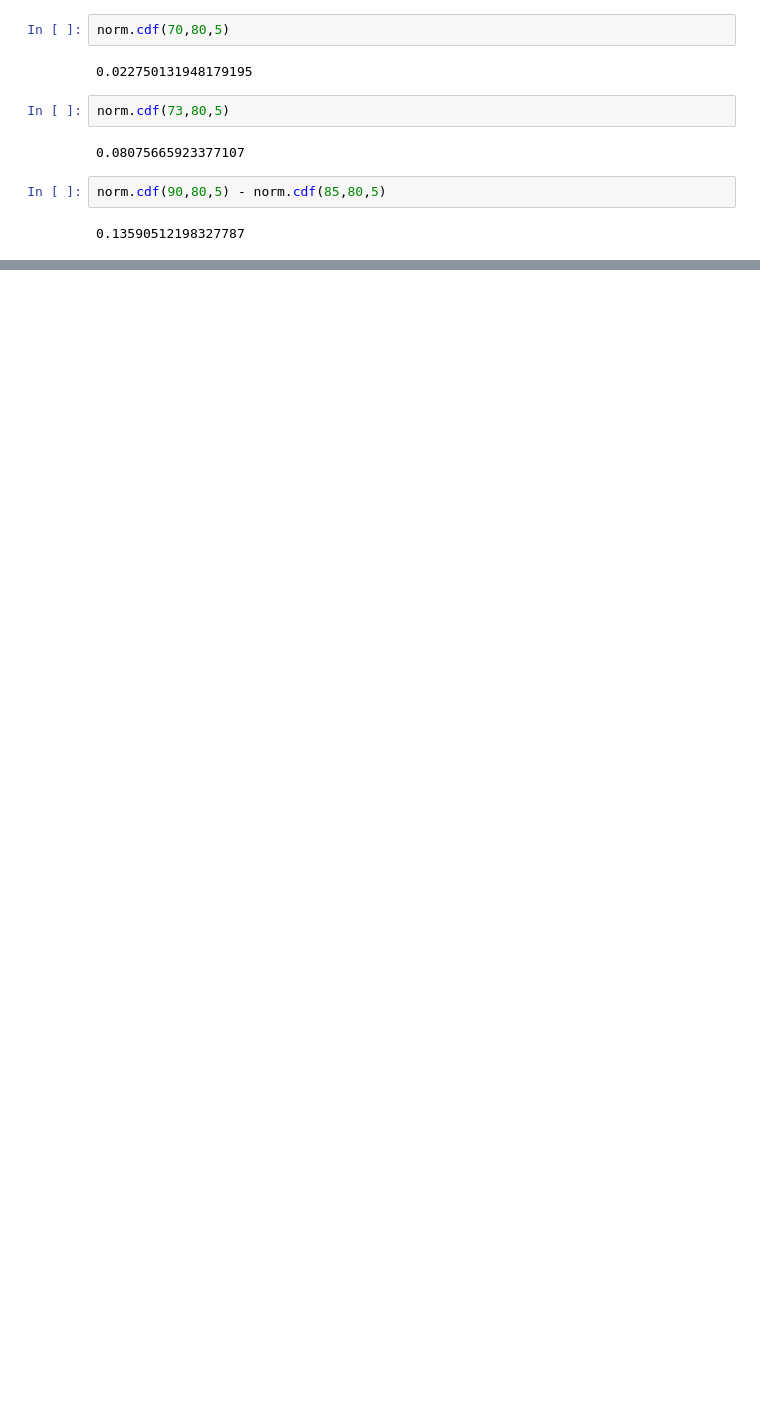
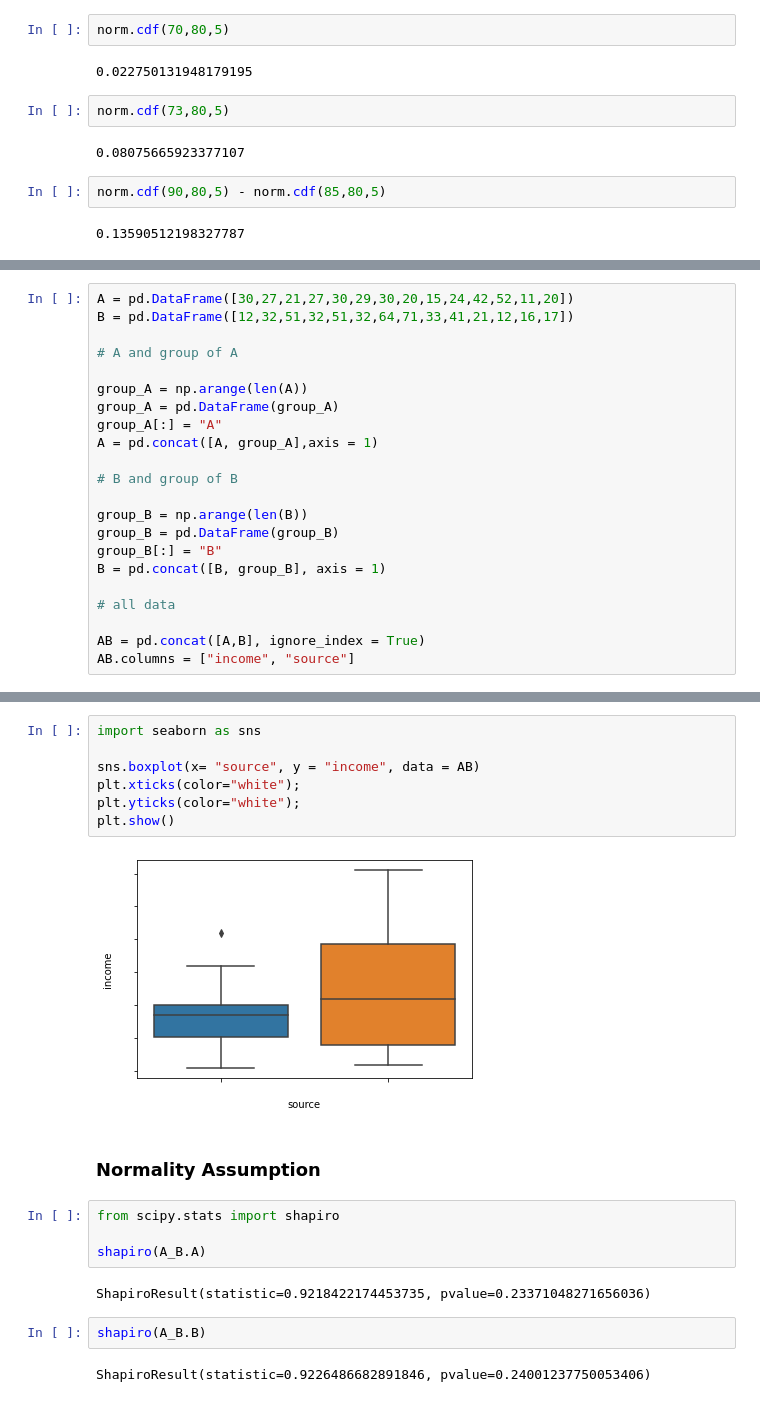
Before and after one commit to Huxoo/python_and_datascience, a Jupyter notebook: 4.Statistics for data science.ipynb, the cells around one changed output, grey strips where cells are left out. Drawn from its saved outputs; the diff is of its cells as text; blank space fills up the shorter version.

Commit message:
Hypothesis and p-value, sumptions etc added
I examined some statistic term and made practice of these.

```diff
--- a/4.Statistics for data science.ipynb
+++ b/4.Statistics for data science.ipynb
@@ -200,0 +311,22 @@ norm.cdf(90,80,5) - norm.cdf(85,80,5)
+# %%
+A = pd.DataFrame([30,27,21,27,30,29,30,20,15,24,42,52,11,20])
+B = pd.DataFrame([12,32,51,32,51,32,64,71,33,41,21,12,16,17])
+
+# A and group of A
+
+group_A = np.arange(len(A))
+group_A = pd.DataFrame(group_A)
+group_A[:] = "A"
+A = pd.concat([A, group_A],axis = 1)
+
+# B and group of B
+
+group_B = np.arange(len(B))
+group_B = pd.DataFrame(group_B)
+group_B[:] = "B"
+B = pd.concat([B, group_B], axis = 1)
+
+# all data
+
+AB = pd.concat([A,B], ignore_index = True)
+AB.columns = ["income", "source"]
@@ -200,0 +353,21 @@ norm.cdf(90,80,5) - norm.cdf(85,80,5)
+# %%
+import seaborn as sns
+
+sns.boxplot(x= "source", y = "income", data = AB)
+plt.xticks(color="white");
+plt.yticks(color="white");
+plt.show()
+# %% [output]
+[figure, added]
+# %% [markdown]
+### Normality Assumption
+# %%
+from scipy.stats import shapiro
+
+shapiro(A_B.A)
+# %% [output]
+ShapiroResult(statistic=0.9218422174453735, pvalue=0.23371048271656036)
+# %%
+shapiro(A_B.B)
+# %% [output]
+ShapiroResult(statistic=0.9226486682891846, pvalue=0.24001237750053406)
```
Also changed, not shown: parts of 21 cells of this notebook.
